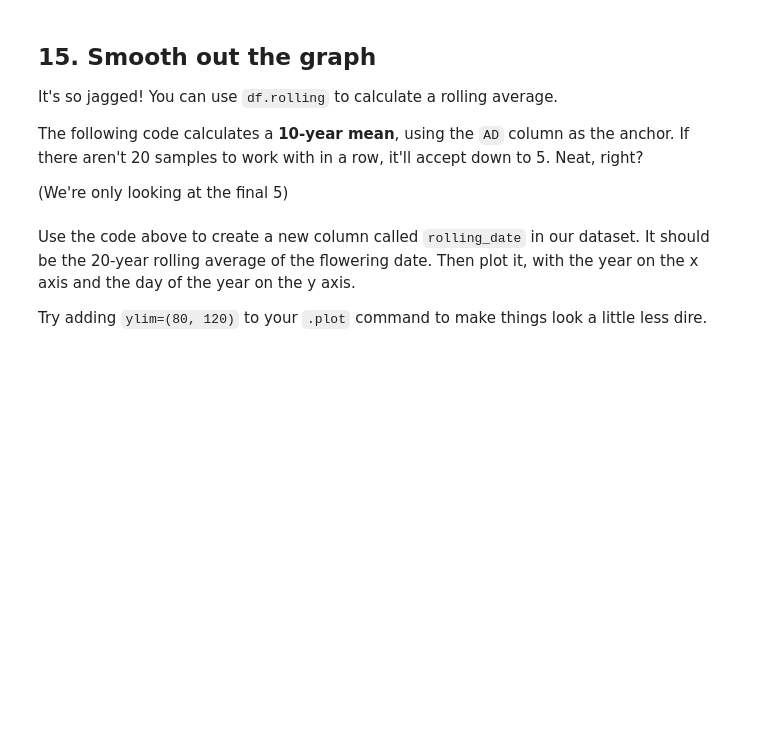
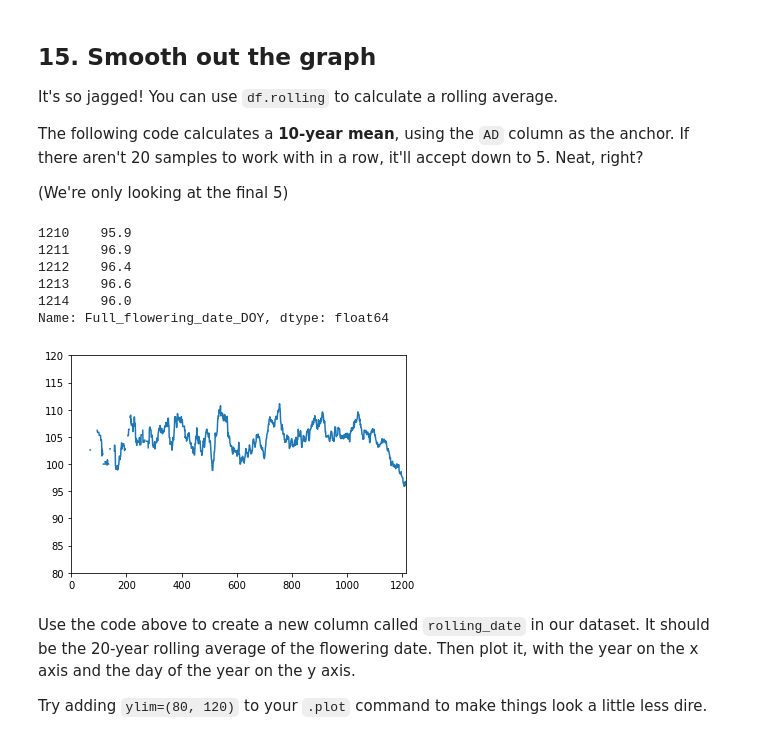
Before and after one commit to elenamlutz/foundations_homework, a Jupyter notebook: 07-homework/cherry-blossoms/Cherry Blossoms.ipynb, the cells around one changed output. Cells and saved outputs as stored; diff of their text form; code cells hidden in the pictures; blank space fills up the shorter version.

```diff
--- a/07-homework/cherry-blossoms/Cherry Blossoms.ipynb
+++ b/07-homework/cherry-blossoms/Cherry Blossoms.ipynb
@@ -59,7 +228,20 @@ The following code calculates a **10-year mean**, using the `AD` column as the a
 
 (We're only looking at the final 5)
 # %%
-df.rolling(10, on='AD', min_periods=5)['Full-flowering date (DOY)'].mean().tail()
+df.rolling(10, on='AD', min_periods=5)['Full_flowering_date_DOY'].mean().tail()
+# %% [output]
+1210    95.9
+1211    96.9
+1212    96.4
+1213    96.6
+1214    96.0
+Name: Full_flowering_date_DOY, dtype: float64
+# %%
+df['rolling_date'] = df.rolling(20, on='AD', min_periods=5)['Full_flowering_date_DOY'].mean()
+# %%
+df['rolling_date'] = df.rolling(20, on='AD', min_periods=5)['Full_flowering_date_DOY'].mean().plot(ylim=(80, 120))
+# %% [output]
+[figure, added]
 # %% [markdown]
 Use the code above to create a new column called `rolling_date` in our dataset. It should be the 20-year rolling average of the flowering date. Then plot it, with the year on the x axis and the day of the year on the y axis.
 
```
Also changed, not shown: parts of 29 cells of this notebook.
